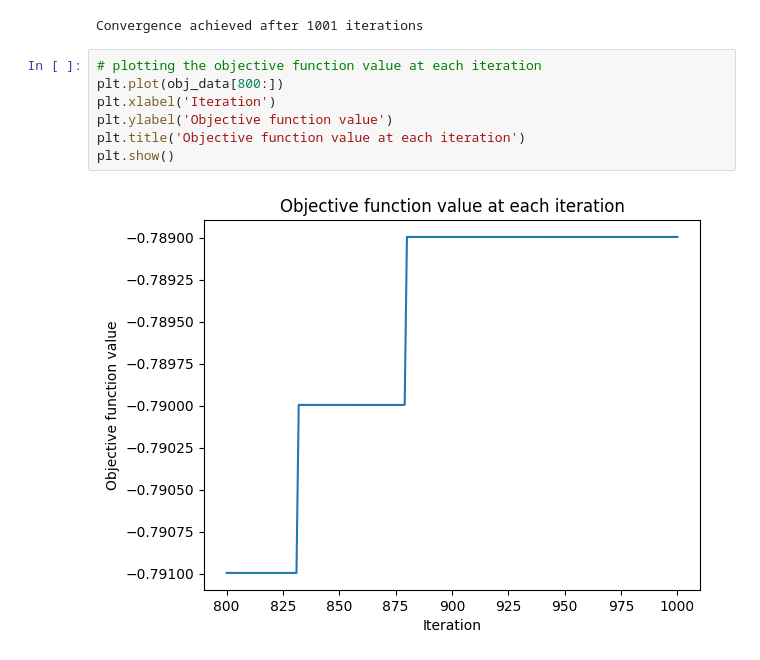
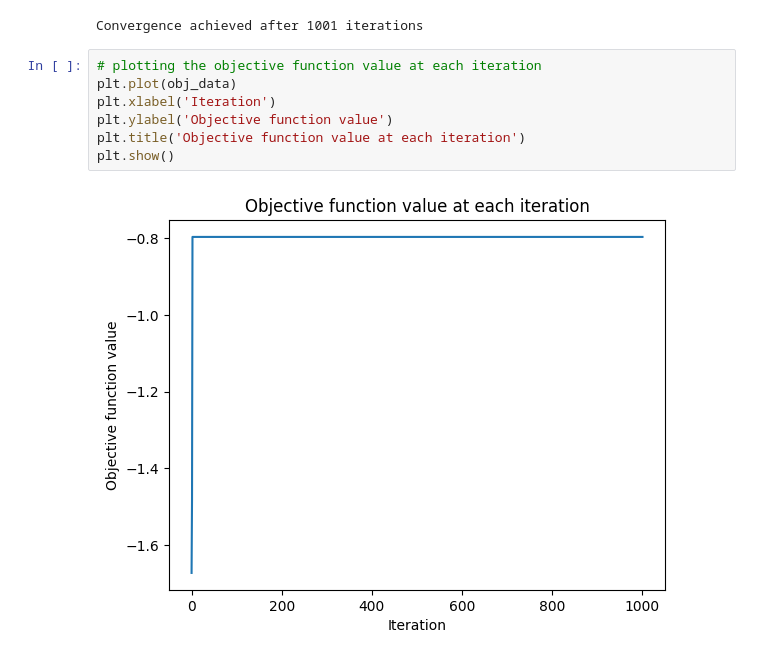
Before and after one commit to RosemberGuerra/l0_spca, a Jupyter notebook: Note_l0.ipynb, the cells around one changed output. Drawn from its saved outputs; the diff is of its cells as text.

```diff
--- a/Note_l0.ipynb
+++ b/Note_l0.ipynb
@@ -118,13 +128,13 @@ w_data, obj_data = l0_pca(data, w0_data, regularization_data, method = "data")
 Convergence achieved after 1001 iterations
 # %%
 # plotting the objective function value at each iteration
-plt.plot(obj_data[800:])
+plt.plot(obj_data)
 plt.xlabel('Iteration')
 plt.ylabel('Objective function value')
 plt.title('Objective function value at each iteration')
 plt.show()
 # %% [output]
-[figure, old version]
+[figure, new version]
 # %%
 # add gamma I to the covariance matrix
 data_cov = data.T @ data
```
Also changed, not shown: parts of 14 cells of this notebook.
